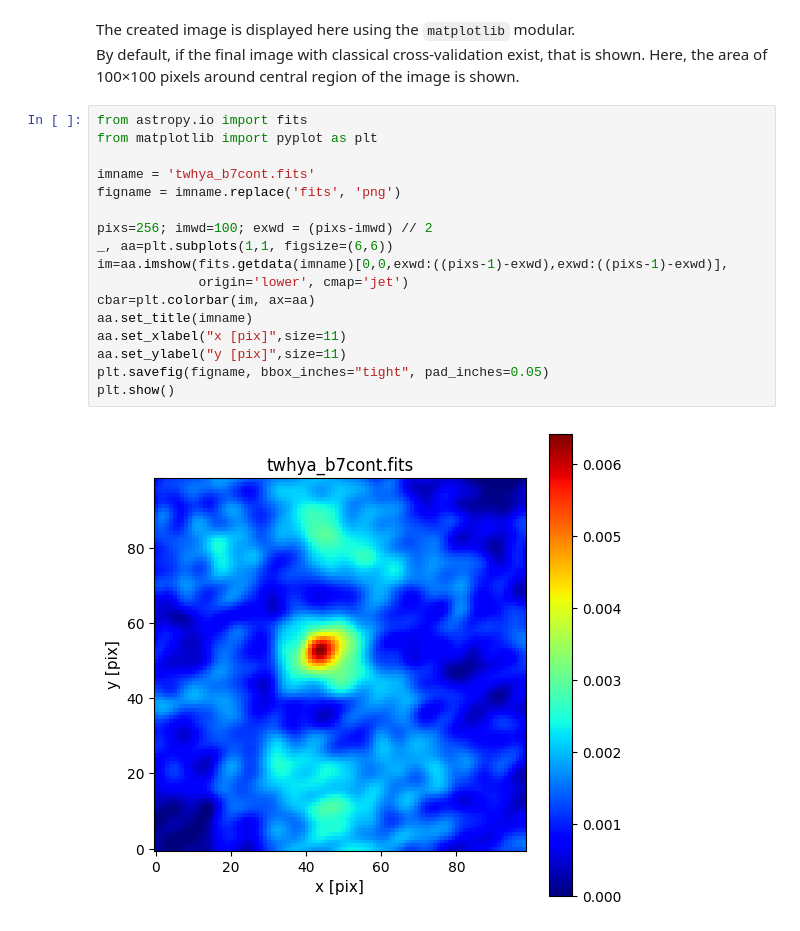
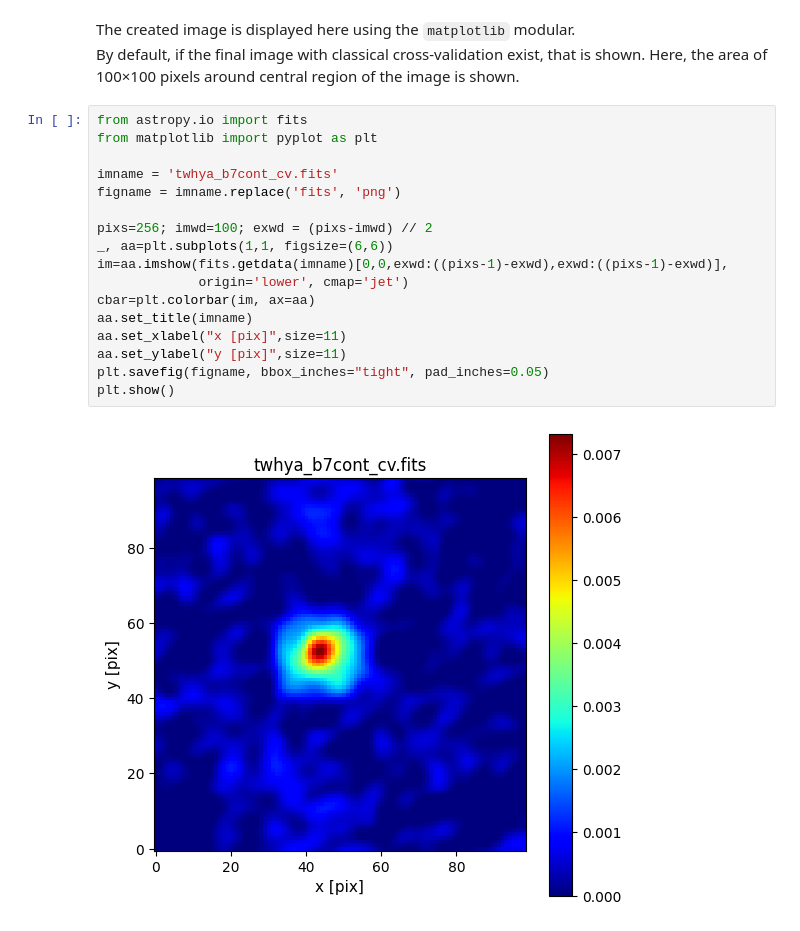
Before and after one commit to tnakazato/priism, a Jupyter notebook: tutorial_twhya.ipynb, the cells around one changed output. Drawn from its saved outputs; the diff is of its cells as text.

Commit message:
Update TWHya tutorial dedicated to interactive imaging

```diff
--- a/tutorial_twhya.ipynb
+++ b/tutorial_twhya.ipynb
@@ -268,19 +216,19 @@ By default, if the final image with classical cross-validation exist, that is sh
 # %%
 from astropy.io import fits
 from matplotlib import pyplot as plt
 
-imname = 'twhya_b7cont.fits'
+imname = 'twhya_b7cont_cv.fits'
 figname = imname.replace('fits', 'png')
 
 pixs=256; imwd=100; exwd = (pixs-imwd) // 2
 _, aa=plt.subplots(1,1, figsize=(6,6))
 im=aa.imshow(fits.getdata(imname)[0,0,exwd:((pixs-1)-exwd),exwd:((pixs-1)-exwd)],
              origin='lower', cmap='jet')
 cbar=plt.colorbar(im, ax=aa)
 aa.set_title(imname)
 aa.set_xlabel("x [pix]",size=11)
 aa.set_ylabel("y [pix]",size=11)
 plt.savefig(figname, bbox_inches="tight", pad_inches=0.05)
 plt.show()
 # %% [output]
-[figure, old version]
+[figure, new version]
```
Also changed, not shown: parts of 18 cells of this notebook.
